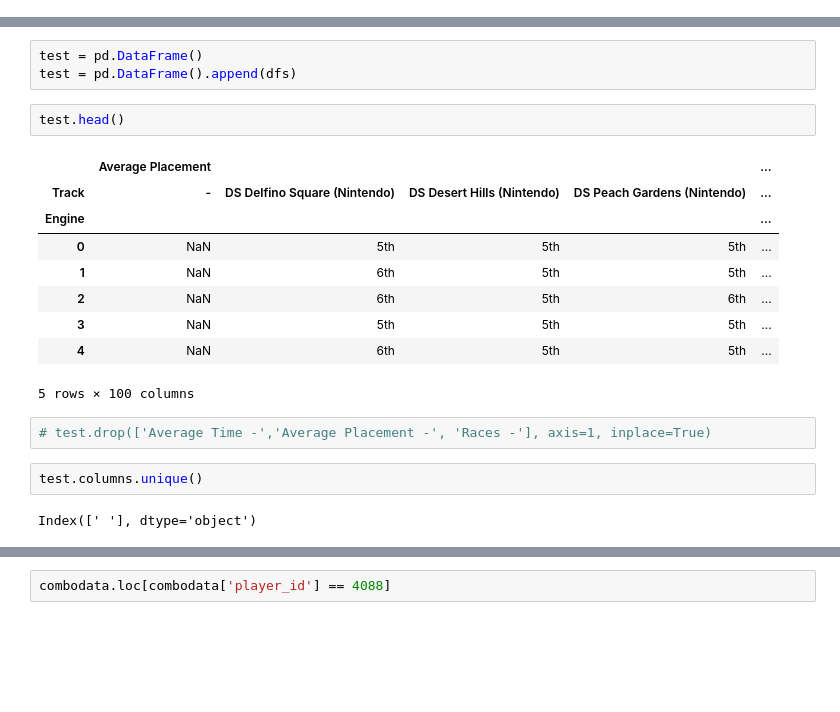
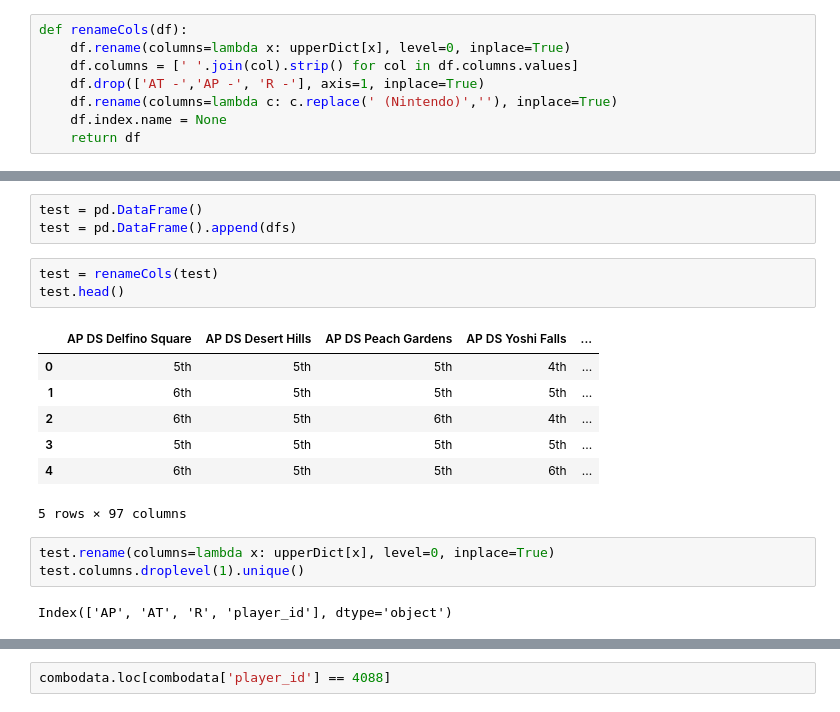
Before and after one commit to fordjackson26/CS5394Project3, a Jupyter notebook: webscrape.ipynb, the cells around one changed output, grey strips where cells are left out. Saved outputs shown, nothing was run; the diff lists cells and outputs as text; blank space fills up the shorter version.

```diff
--- a/webscrape.ipynb
+++ b/webscrape.ipynb
@@ -79,6 +79,14 @@ def formatTrackData(df, index):
     melted = melted.drop('100cc', axis=0, errors='ignore')
     melted = melted.rename(index={'150cc': index})
     return melted
+# %%
+def renameCols(df):
+    df.rename(columns=lambda x: upperDict[x], level=0, inplace=True)
+    df.columns = [' '.join(col).strip() for col in df.columns.values]
+    df.drop(['AT -','AP -', 'R -'], axis=1, inplace=True)
+    df.rename(columns=lambda c: c.replace(' (Nintendo)',''), inplace=True)
+    df.index.name = None
+    return df
 # %%
 betterdata = playerdata.loc[playerdata["total_events"]!= 0]
 betterdata = betterdata.loc[betterdata["current_mmr"] >= 0]
@@ -116,20 +124,18 @@ working: 1200
 test = pd.DataFrame()
 test = pd.DataFrame().append(dfs)
 # %%
+test = renameCols(test)
 test.head()
 # %% [output]
-|  | Average Placement |  |  |  | ... |
-| Track | - | DS Delfino Square (Nintendo) | DS Desert Hills (Nintendo) | DS Peach Gardens (Nintendo) | ... |
-| Engine |  |  |  |  | ... |
-| 0 | NaN | 5th | 5th | 5th | ... |
-| 1 | NaN | 6th | 5th | 5th | ... |
-| 2 | NaN | 6th | 5th | 6th | ... |
-| 3 | NaN | 5th | 5th | 5th | ... |
-| 4 | NaN | 6th | 5th | 5th | ... |
+|  | AP DS Delfino Square | AP DS Desert Hills | AP DS Peach Gardens | AP DS Yoshi Falls | ... |
+| 0 | 5th | 5th | 5th | 4th | ... |
+| 1 | 6th | 5th | 5th | 5th | ... |
+| 2 | 6th | 5th | 6th | 4th | ... |
+| 3 | 5th | 5th | 5th | 5th | ... |
+| 4 | 6th | 5th | 5th | 6th | ... |
-5 rows × 100 columns
+5 rows × 97 columns
-# %%
-# test.drop(['Average Time -','Average Placement -', 'Races -'], axis=1, inplace=True)
-# %%
-test.columns.unique()
-# %% [output]
-Index([' '], dtype='object')
+# %%
+test.rename(columns=lambda x: upperDict[x], level=0, inplace=True)
+test.columns.droplevel(1).unique()
+# %% [output]
+Index(['AP', 'AT', 'R', 'player_id'], dtype='object')
```
Also changed, not shown: parts of 4 cells of this notebook, 1 other file.
